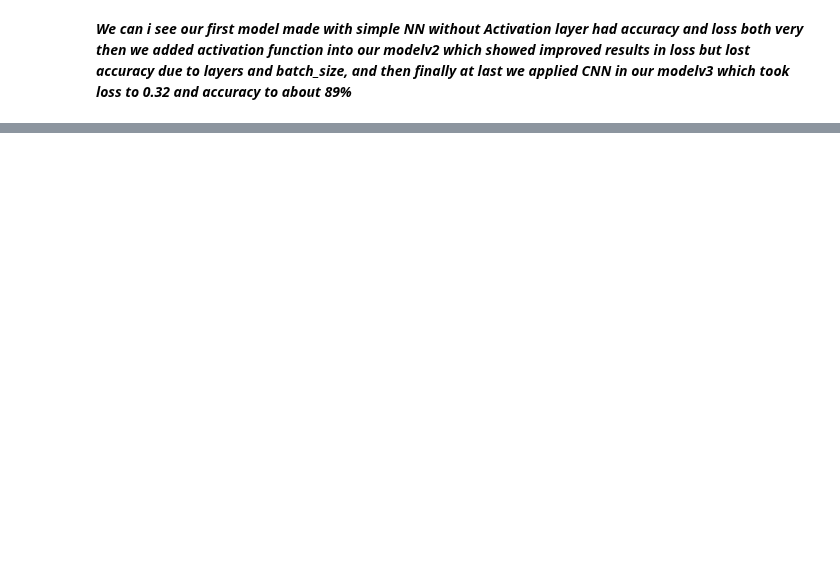
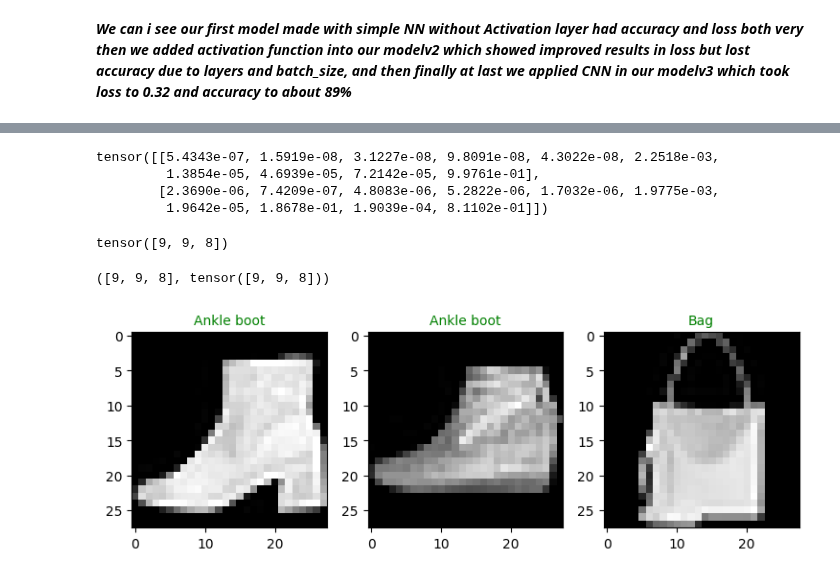
Before and after one commit to Ayushsan1/Pytorch-Implementation-and-Foundation, a Jupyter notebook: _03_ComputerVision_in_PyTorch.ipynb, the cells around one changed output, grey strips where cells are left out. Drawn from its saved outputs; the diff is of its cells as text; code cells hidden in the pictures; blank space fills up the shorter version.

```diff
--- a/_03_ComputerVision_in_PyTorch.ipynb
+++ b/_03_ComputerVision_in_PyTorch.ipynb
@@ -899,0 +928,11 @@ compare_results #remember modelv2 is trained on cpu while other were trained on
+# %%
+import random
+random.seed(42)
+test_samples = []
+test_labels = []
+for sample, label in random.choices(list(test_data), k=3):
+  test_samples.append(sample)
+  test_labels.append(label)
+
+print(f"Test samples: {test_samples}")
+print(f"Test labels: {test_labels}")
@@ -899,0 +957,44 @@ compare_results #remember modelv2 is trained on cpu while other were trained on
+# %%
+#make predictions on test samples with model_2
+pred_probs = make_predictions(model=model_2,
+                              data=test_samples)
+
+pred_probs[:2]
+# %% [output]
+tensor([[5.4343e-07, 1.5919e-08, 3.1227e-08, 9.8091e-08, 4.3022e-08, 2.2518e-03,
+         1.3854e-05, 4.6939e-05, 7.2142e-05, 9.9761e-01],
+        [2.3690e-06, 7.4209e-07, 4.8083e-06, 5.2822e-06, 1.7032e-06, 1.9775e-03,
+         1.9642e-05, 1.8678e-01, 1.9039e-04, 8.1102e-01]])
+# %%
+pred_classes =pred_probs.argmax(dim=1)
+pred_classes
+# %% [output]
+tensor([9, 9, 8])
+# %%
+#check if our labels are same as our predictions
+test_labels, pred_classes
+# %% [output]
+([9, 9, 8], tensor([9, 9, 8]))
+# %%
+#Plot predicions
+plt.figure(figsize = (9,9))
+nrows= 3
+ncols= 3
+
+for i, sample in enumerate(test_samples):
+  plt.subplot(nrows, ncols, i+1)
+
+  plt.imshow(sample.squeeze(), cmap="gray")
+
+  pred_label = class_names[pred_classes[i]]
+
+  truth_label = class_names[test_labels[i]]
+
+  title_text = class_names[test_labels[i]]
+
+  if pred_label == truth_label:
+    plt.title(title_text, fontsize=10, color="green")
+  else:
+    plt.title(f"Pred: {pred_label} | Truth: {truth_label}", fontsize=10, color="red")
+# %% [output]
+[figure, added]
```
Also changed, not shown: parts of 15 cells of this notebook.
